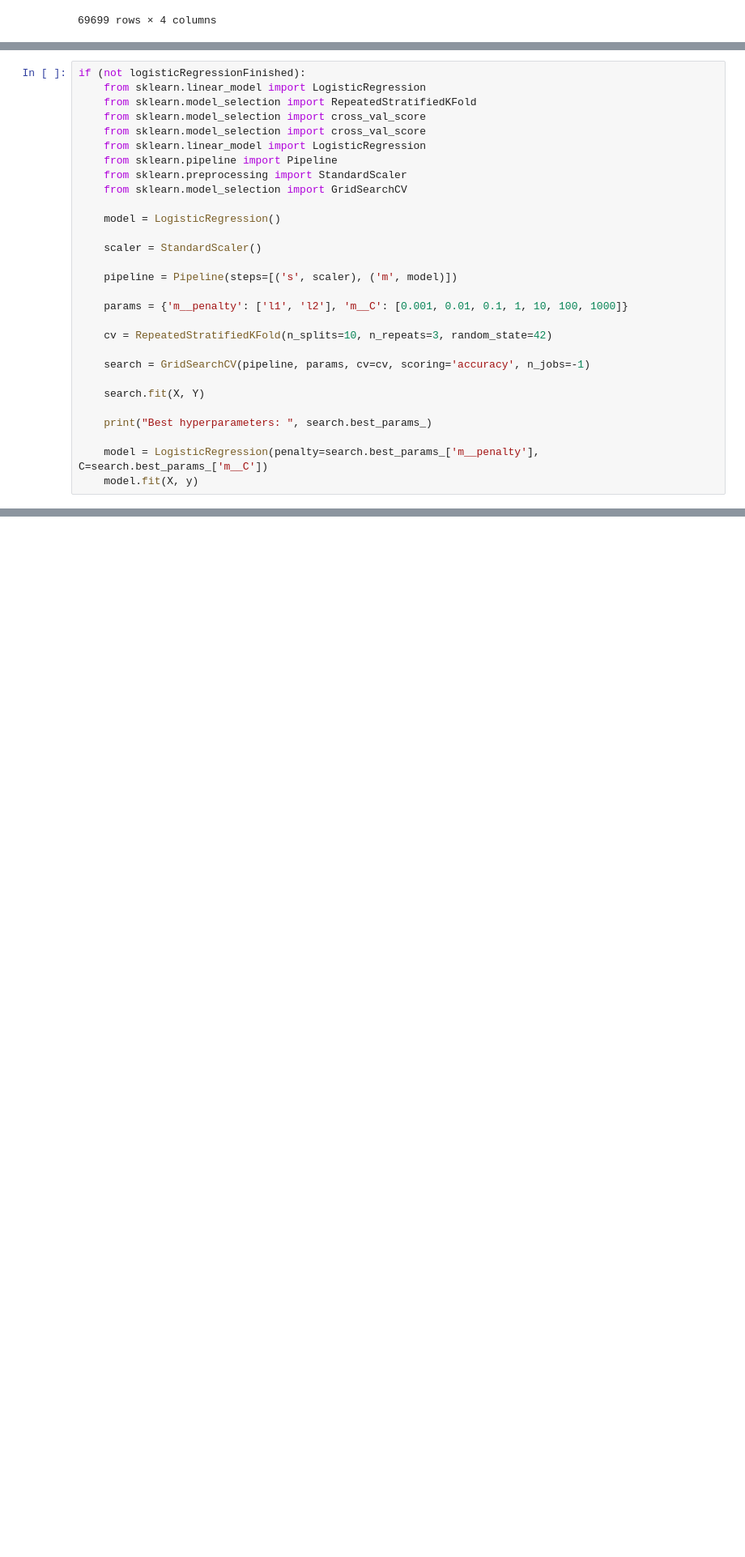
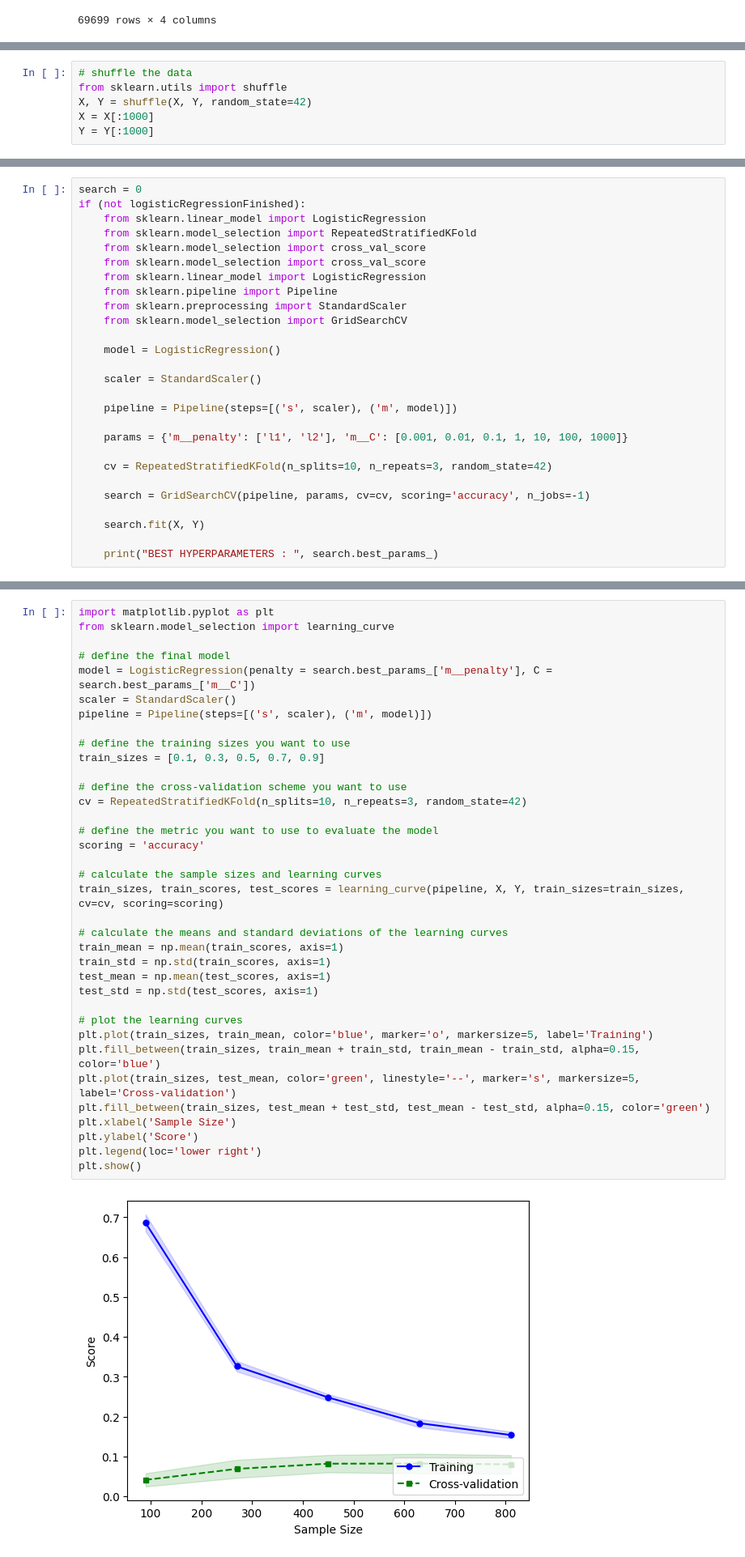
Before and after one commit to juanfranciscocis/Medicine_Recomendation, a Jupyter notebook: avance_proyecto.ipynb, the cells around one changed output, grey strips where cells are left out. Shown: that part at 81% size. Cells and saved outputs as stored; diff of their text form; blank space fills up the shorter version.

Commit message:
LOGISTIC ACABADO

```diff
--- a/avance_proyecto.ipynb
+++ b/avance_proyecto.ipynb
@@ -785,0 +788,6 @@ Name: drugName, Length: 69699, dtype: int64
+# %%
+# shuffle the data
+from sklearn.utils import shuffle
+X, Y = shuffle(X, Y, random_state=42)
+X = X[:1000]
+Y = Y[:1000]
@@ -786,4 +825,5 @@ Name: drugName, Length: 69699, dtype: int64
 # %%
+search = 0
 if (not logisticRegressionFinished):
     from sklearn.linear_model import LogisticRegression
     from sklearn.model_selection import RepeatedStratifiedKFold
@@ -808,8 +848,5 @@ if (not logisticRegressionFinished):
 
     search.fit(X, Y)
 
-    print("Best hyperparameters: ", search.best_params_)
-
-    model = LogisticRegression(penalty=search.best_params_['m__penalty'], C=search.best_params_['m__C'])
-    model.fit(X, y)
+    print("BEST HYPERPARAMETERS : ", search.best_params_)
 # %% [output]
@@ -817,3 +888,41 @@ KeyboardInterrupt:
+# %%
+import matplotlib.pyplot as plt
+from sklearn.model_selection import learning_curve
+
+# define the final model
+model = LogisticRegression(penalty = search.best_params_['m__penalty'], C = search.best_params_['m__C'])
+scaler = StandardScaler()
+pipeline = Pipeline(steps=[('s', scaler), ('m', model)])
+
+# define the training sizes you want to use
+train_sizes = [0.1, 0.3, 0.5, 0.7, 0.9]
+
+# define the cross-validation scheme you want to use
+cv = RepeatedStratifiedKFold(n_splits=10, n_repeats=3, random_state=42)
+
+# define the metric you want to use to evaluate the model
+scoring = 'accuracy'
+
+# calculate the sample sizes and learning curves
+train_sizes, train_scores, test_scores = learning_curve(pipeline, X, Y, train_sizes=train_sizes, cv=cv, scoring=scoring)
+
+# calculate the means and standard deviations of the learning curves
+train_mean = np.mean(train_scores, axis=1)
+train_std = np.std(train_scores, axis=1)
+test_mean = np.mean(test_scores, axis=1)
+test_std = np.std(test_scores, axis=1)
+
+# plot the learning curves
+plt.plot(train_sizes, train_mean, color='blue', marker='o', markersize=5, label='Training')
+plt.fill_between(train_sizes, train_mean + train_std, train_mean - train_std, alpha=0.15, color='blue')
+plt.plot(train_sizes, test_mean, color='green', linestyle='--', marker='s', markersize=5, label='Cross-validation')
+plt.fill_between(train_sizes, test_mean + test_std, test_mean - test_std, alpha=0.15, color='green')
+plt.xlabel('Sample Size')
+plt.ylabel('Score')
+plt.legend(loc='lower right')
+plt.show()
+# %% [output]
+[figure, added]
 # %% [markdown]
 #### SVM
 # %% [markdown]
```
Also changed, not shown: parts of 4 cells of this notebook.
